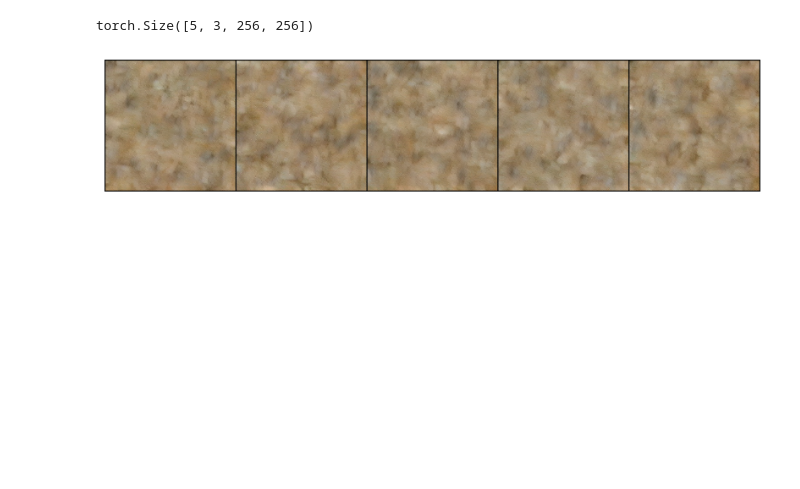
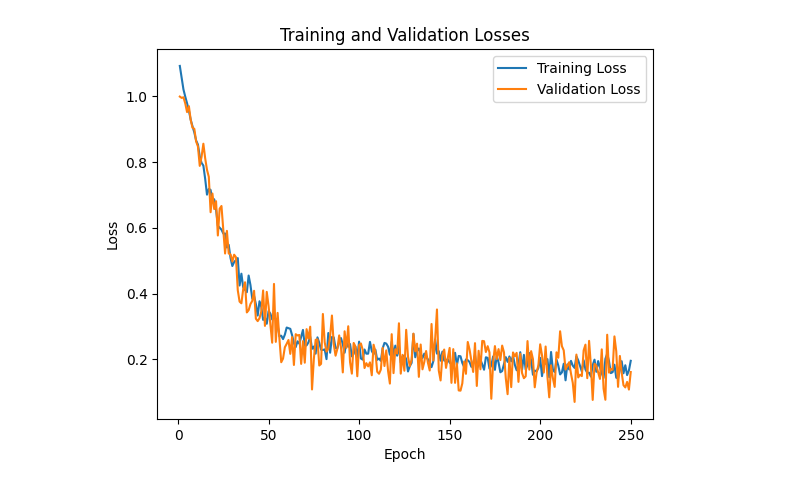
Before and after one commit to Neha-Shrestha/Text-to-Image-Generator, a Jupyter notebook: ldm/kruto.ipynb, the cells around one changed output. Saved outputs shown, nothing was run; the diff lists cells and outputs as text; code cells hidden in the pictures; blank space fills up the shorter version.

```diff
--- a/ldm/kruto.ipynb
+++ b/ldm/kruto.ipynb
@@ -91,6 +167,9 @@ schedular = torch.optim.lr_scheduler.OneCycleLR(optimizer, max_lr=lr, total_step
 # %%
 from IPython.display import display
 from tqdm.notebook import trange
+
+train_losses = []
+test_losses = []
 
 def train(model, epochs=None):
     model.to(device)
@@ -101,7 +180,7 @@ def train(model, epochs=None):
         total_loss = 0
         for X, y in train_latent_dl:
             X, y = X.to(device), y.to(device)
-            xt, t, noise = ddpm.schedule(X)
+            xt, t, noise = noise_image(X)
             pred = model(xt, t, y)
             loss = loss_fn(pred, noise)
             total_loss += loss.item()
@@ -116,11 +195,16 @@ def train(model, epochs=None):
             total_val_loss = 0
             for val_X, val_y in test_latent_dl:
                 val_X, val_y = val_X.to(device), val_y.to(device)
-                val_xt, val_t, val_noise = ddpm.schedule(val_X)
+                val_xt, val_t, val_noise = noise_image(val_X)
                 val_pred = model(val_xt, val_t, val_y)
                 val_loss = loss_fn(val_pred, val_noise)
                 total_val_loss += val_loss.item()
 
-        torch.save(model.state_dict(), f"./Saved Models/unet_{current_epoch}.pth")
-        print(f"Epoch: {current_epoch} - Loss: {total_loss/len(train_latent_dl)} | Val Loss: {total_val_loss/len(test_latent_dl)}")
+        total_loss /= len(train_latent_dl)
+        total_val_loss /= len(test_latent_dl)
+        train_losses.append(total_loss)
+        test_losses.append(total_val_loss)
+        if epoch % 10 == 0:
+            torch.save(model.state_dict(), f"./Saved Models/unet_{current_epoch}.pth")
+        print(f"Epoch: {current_epoch} - Loss: {total_loss} | Val Loss: {total_val_loss}")
 # %%
@@ -147 +233,17 @@ Epoch: 100 - Loss: 0.40847878754138944 | Val Loss: 0.41645732522010803
+# %%
+def plot_losses(train_losses, val_losses):
+    epochs = range(1, len(train_losses) + 1)
+
+    plt.plot(epochs, train_losses, label='Training Loss')
+    plt.plot(epochs, val_losses, label='Validation Loss')
+
+    plt.title('Training and Validation Losses')
+    plt.xlabel('Epoch')
+    plt.ylabel('Loss')
+    plt.legend()
+    plt.show()
+# %%
+plot_losses(train_losses[:250], test_losses[:250])
+# %% [output]
+[figure, added]
 # %%
@@ -151,7 +270,0 @@ bird_sample = ddpm.sample(unet, (5, 4, 32, 32), torch.tensor(0))
-# %%
-bird_image = vae.decode(bird_sample[0])
-print(bird_image["sample"].shape)
-show_images_grid(bird_image["sample"], grid_size=5)
-# %% [output]
-torch.Size([5, 3, 256, 256])
-[figure, removed]
```
Also changed, not shown: parts of 28 cells of this notebook.
